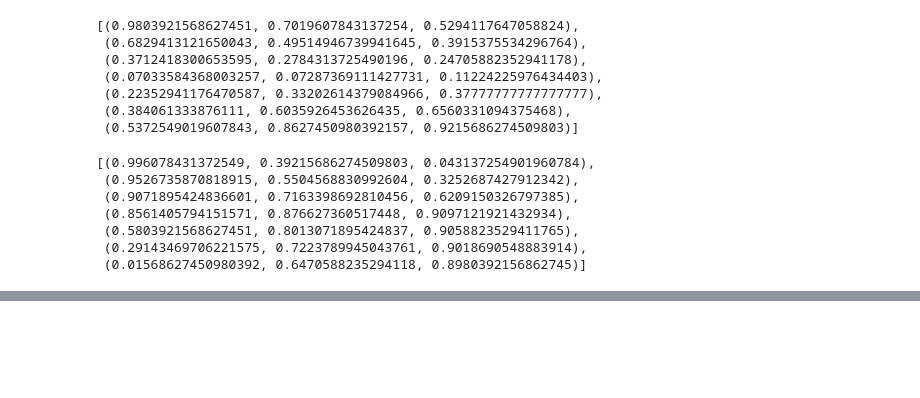
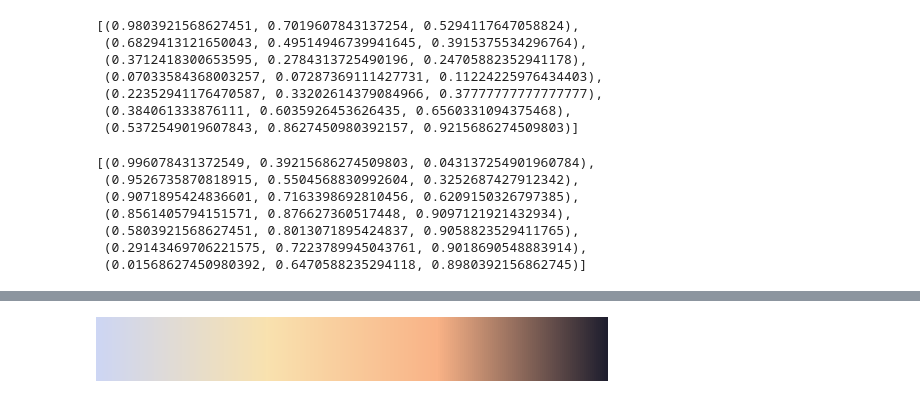
Before and after one commit to wcchin/catppuccin_palette, a Jupyter notebook: test.ipynb, the cells around one changed output, grey strips where cells are left out. Drawn from its saved outputs; the diff is of its cells as text; code cells hidden in the pictures; blank space fills up the shorter version.

```diff
--- a/test.ipynb
+++ b/test.ipynb
@@ -347,0 +822,6 @@ diverging_palette(cat='latte', n=7, clr1='peach', clr2='crust', clr3='sky')
+# %%
+YrOr = ['text', 'yellow', 'peach', 'base']
+cmap = get_colormap_from_list('mocha', YrOr)
+cmap
+# %% [output]
+[figure, added]
```
Also changed, not shown: parts of 55 cells of this notebook, 1 other file.
